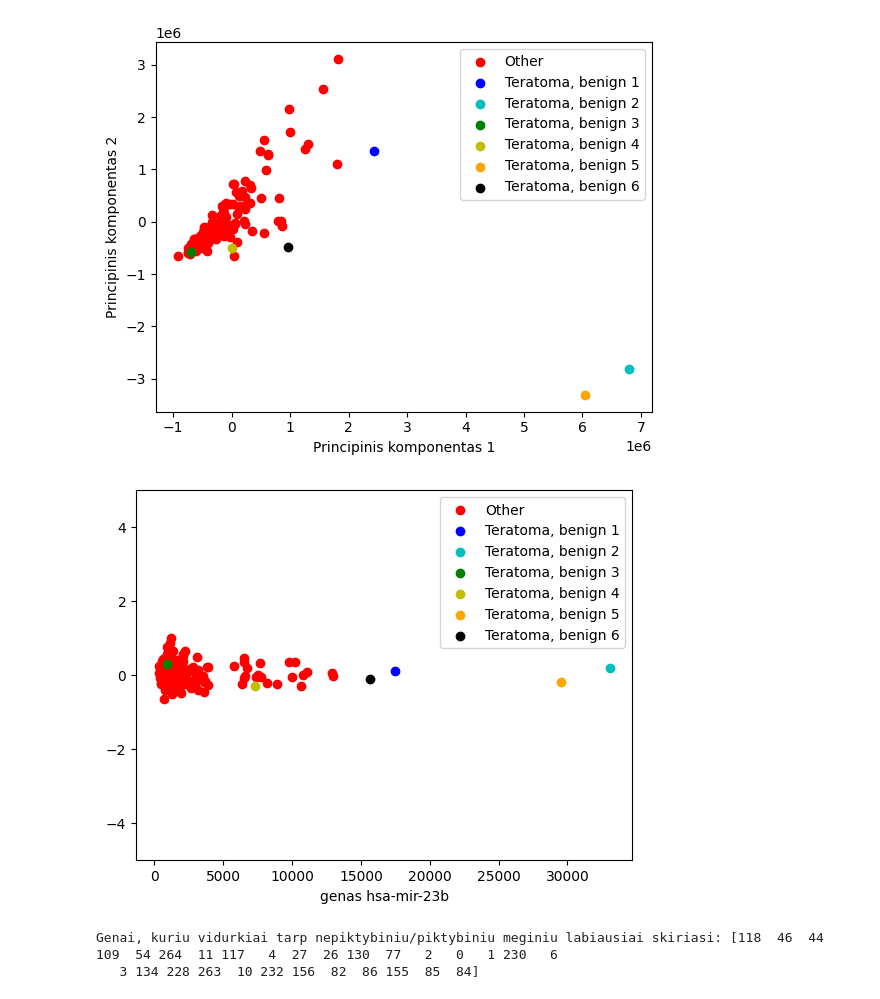
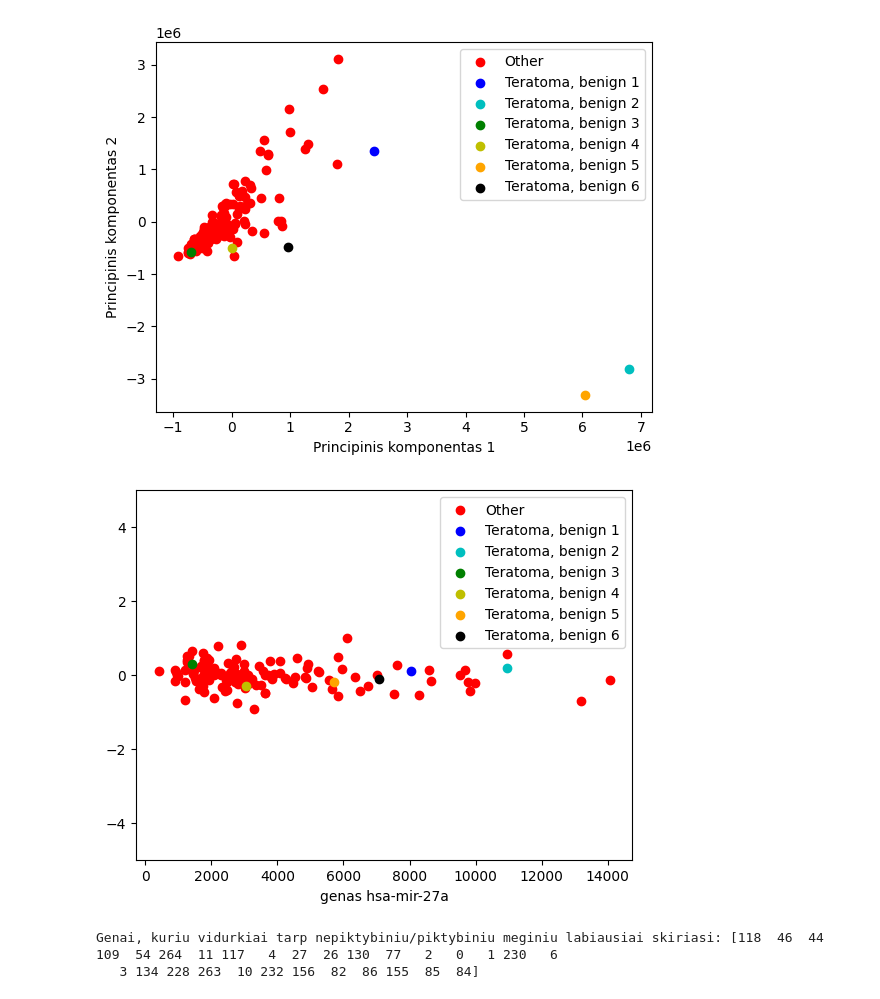
Before and after one commit to Ignas12345/Magistras_knygutes_ir_duomenys, a Jupyter notebook: knygutes/TCGA_duomenu_apdorojimas.ipynb, the cells around one changed output. Saved outputs shown, nothing was run; the diff lists cells and outputs as text; code cells hidden in the pictures.

```diff
--- a/knygutes/TCGA_duomenu_apdorojimas.ipynb
+++ b/knygutes/TCGA_duomenu_apdorojimas.ipynb
@@ -78,7 +39,7 @@ print(filtered_data[1000,:])
 # %%
 #susicentruojam duomenis, jei reikia
-X = further_filtered_data.T
-gene_ids = further_filtered_gene_names
+X = full_data.T
+gene_ids = gene_names
 #X = X - np.mean(X, axis = 0)
 print(np.shape(X))
 print(np.shape(gene_ids))
@@ -110,26 +71,26 @@ plt.show()
 # %%
 #galime patikrinti kaip pavieniu miRNR raiska skiriasi tarp piktybiniu ir nepiktybiniu naviku
 
 try:
-  #i=np.where(gene_ids == 'hsa-mir-520f')[0][0]
-  i = 109
+  i=np.where(gene_ids == 'hsa-mir-27a')[0][0]
+  #i = 109
 
 
   plt.scatter(X[6:139, i], np.random.normal(scale=0.3, size = len(X[6:139, 0])), c = 'r', label = 'Other')
   plt.scatter(X[0, i], 0.1, c = 'b', label = 'Teratoma, benign 1')
   plt.scatter(X[1, i], 0.2, c = 'c', label = 'Teratoma, benign 2')
   plt.scatter(X[2, i], 0.3, c = 'g', label = 'Teratoma, benign 3')
   plt.scatter(X[3, i], -0.3, c = 'y', label = 'Teratoma, benign 4')
   plt.scatter(X[4, i], -0.2, c = 'orange', label = 'Teratoma, benign 5')
   plt.scatter(X[5, i], -0.1, c = 'k', label = 'Teratoma, benign 6')
   plt.xlabel('genas ' + str(gene_ids[i]))
   plt.ylim(-5, 5)
   plt.legend()
   plt.show()
 except:
     print('Sitas genas isfiltruotas - reiktu pakeisti X matrica')
 # %% [output]
-[figure, old version]
+[figure, new version]
 # %%
 #pabandom surasti miRNR, kuriu raiska labiausiai skiriasi
 
```
Also changed, not shown: parts of 5 cells of this notebook.
